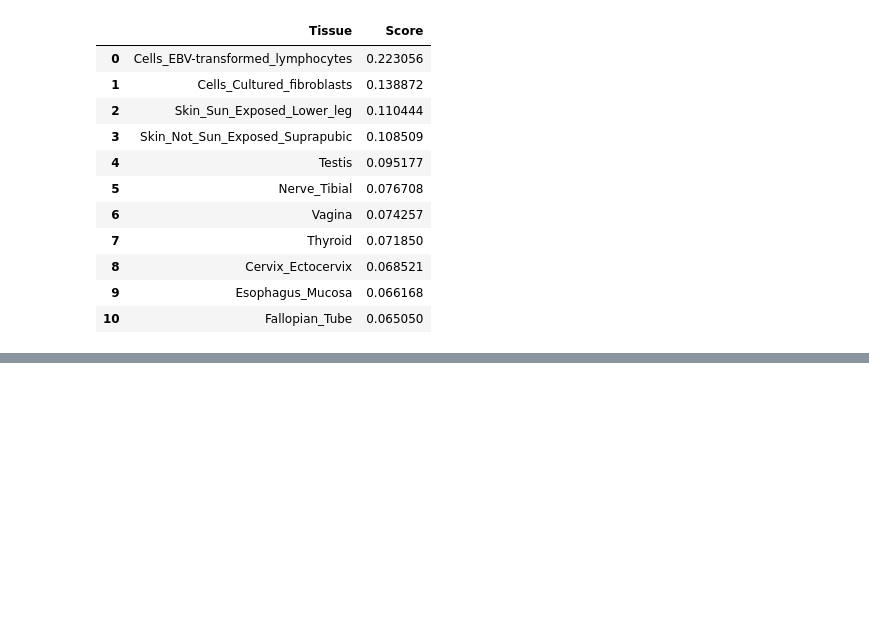
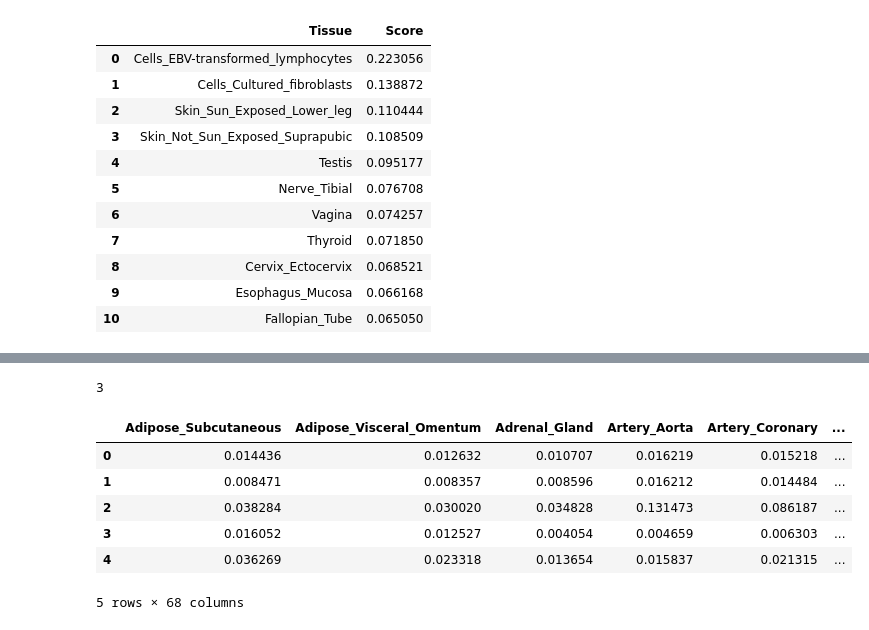
Before and after one commit to ElMehdi02/GTEx-gene-expression-research, a Jupyter notebook: notebook/data_exploration1.ipynb, the cells around one changed output, grey strips where cells are left out. Saved outputs shown, nothing was run; the diff lists cells and outputs as text; code cells hidden in the pictures; blank space fills up the shorter version.

```diff
--- a/notebook/data_exploration1.ipynb
+++ b/notebook/data_exploration1.ipynb
@@ -291,3 +291,8 @@ normaliz_gene_tissue_table[tissue_cols].sum(axis=1).head()
 dtype: float64
 # %% [markdown]
 ## Calculate Tissue Scores
+# %%
+# genes we want to test
+input_genes = ["TP53", "BRCA1", "EGFR"]
+
+input_genes
@@ -361,0 +373,7 @@ tissue_score_table.head(11)
+# %%
+# count how many genes are in the selected gene set
+n_genes = len(selected_genes)
+
+n_genes
+# %% [output]
+3
@@ -361,0 +386,26 @@ tissue_score_table.head(11)
+# %%
+for i in range(n_random):
+
+    # select random genes with the same size as the real gene set
+    random_genes = normaliz_gene_tissue_table.sample(
+        n=n_genes,
+        replace=False
+    )
+
+    # calculate tissue scores for the random genes
+    random_tissue_scores = random_genes[tissue_cols].sum(axis=0)
+
+    # save the scores
+    random_scores.append(random_tissue_scores)
+# %%
+random_scores_table = pd.DataFrame(random_scores)
+
+random_scores_table.head()
+# %% [output]
+|  | Adipose_Subcutaneous | Adipose_Visceral_Omentum | Adrenal_Gland | Artery_Aorta | Artery_Coronary | ... |
+| 0 | 0.014436 | 0.012632 | 0.010707 | 0.016219 | 0.015218 | ... |
+| 1 | 0.008471 | 0.008357 | 0.008596 | 0.016212 | 0.014484 | ... |
+| 2 | 0.038284 | 0.030020 | 0.034828 | 0.131473 | 0.086187 | ... |
+| 3 | 0.016052 | 0.012527 | 0.004054 | 0.004659 | 0.006303 | ... |
+| 4 | 0.036269 | 0.023318 | 0.013654 | 0.015837 | 0.021315 | ... |
+5 rows × 68 columns
```
Also changed, not shown: parts of 9 cells of this notebook.
